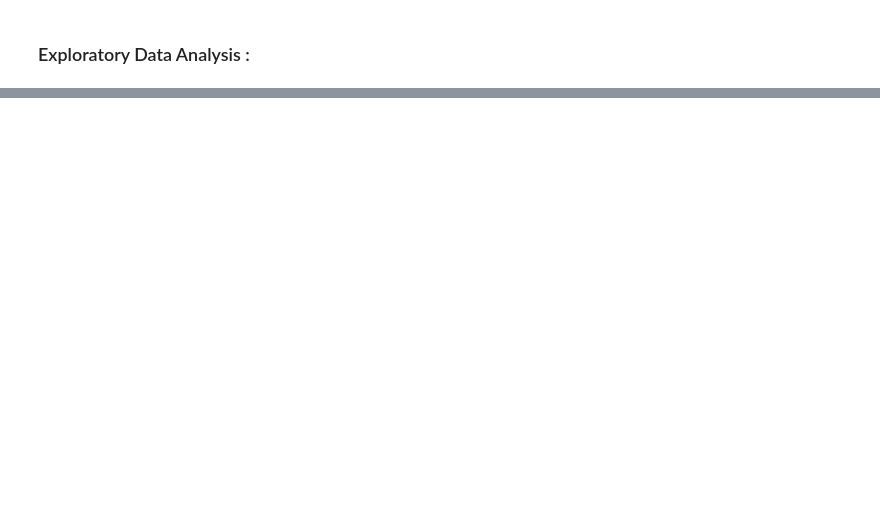
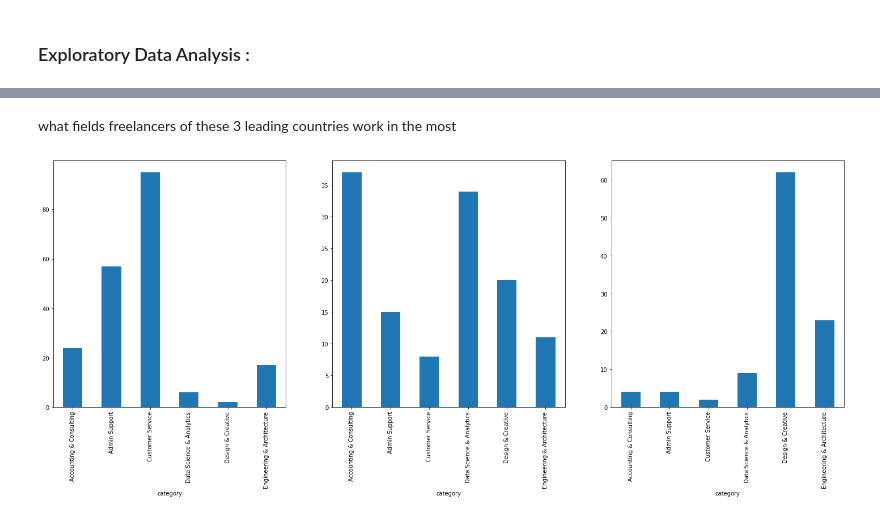
Before and after one commit to MohamedElfallah/upwork_data_mining, a Jupyter notebook: cleaning_data.ipynb, the cells around one changed output, grey strips where cells are left out. Cells and saved outputs as stored; diff of their text form; code cells hidden in the pictures; blank space fills up the shorter version.

```diff
--- a/cleaning_data.ipynb
+++ b/cleaning_data.ipynb
@@ -263,0 +278,11 @@ cnt.plot(kind="barh", fontsize = 5)
+# %% [markdown]
+what fields freelancers of these 3 leading countries work in the most
+# %%
+lead_country = ["Philippines", "United States", "Ukraine"]
+fig = plt.figure(figsize=(25,8))
+for i,country in enumerate(lead_country) :
+    fig.add_subplot(1,3,i+1)
+    serie = df[df['country']==country].groupby("category")["category"].count()
+    serie.plot(kind='bar')
+# %% [output]
+[figure, added]
```
Also changed, not shown: parts of 23 cells of this notebook, 1 other file.
